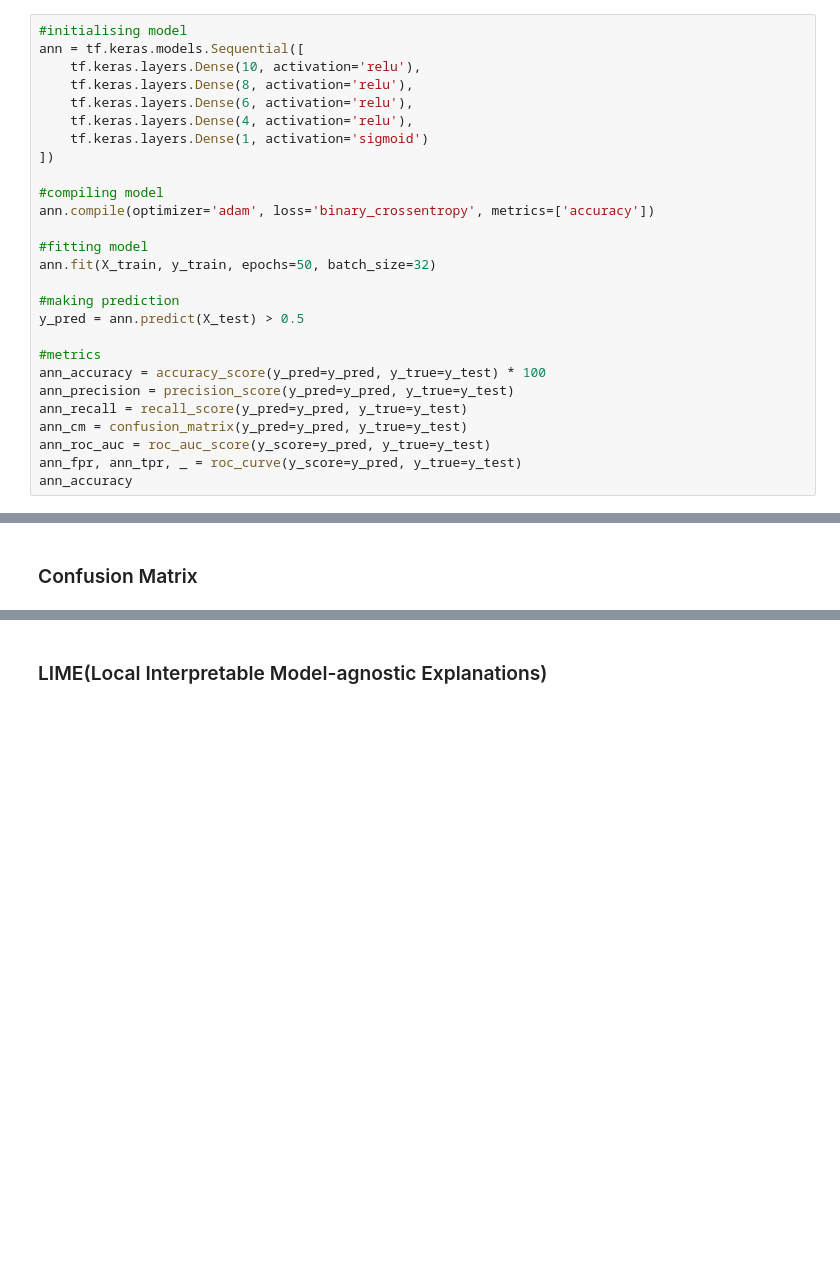
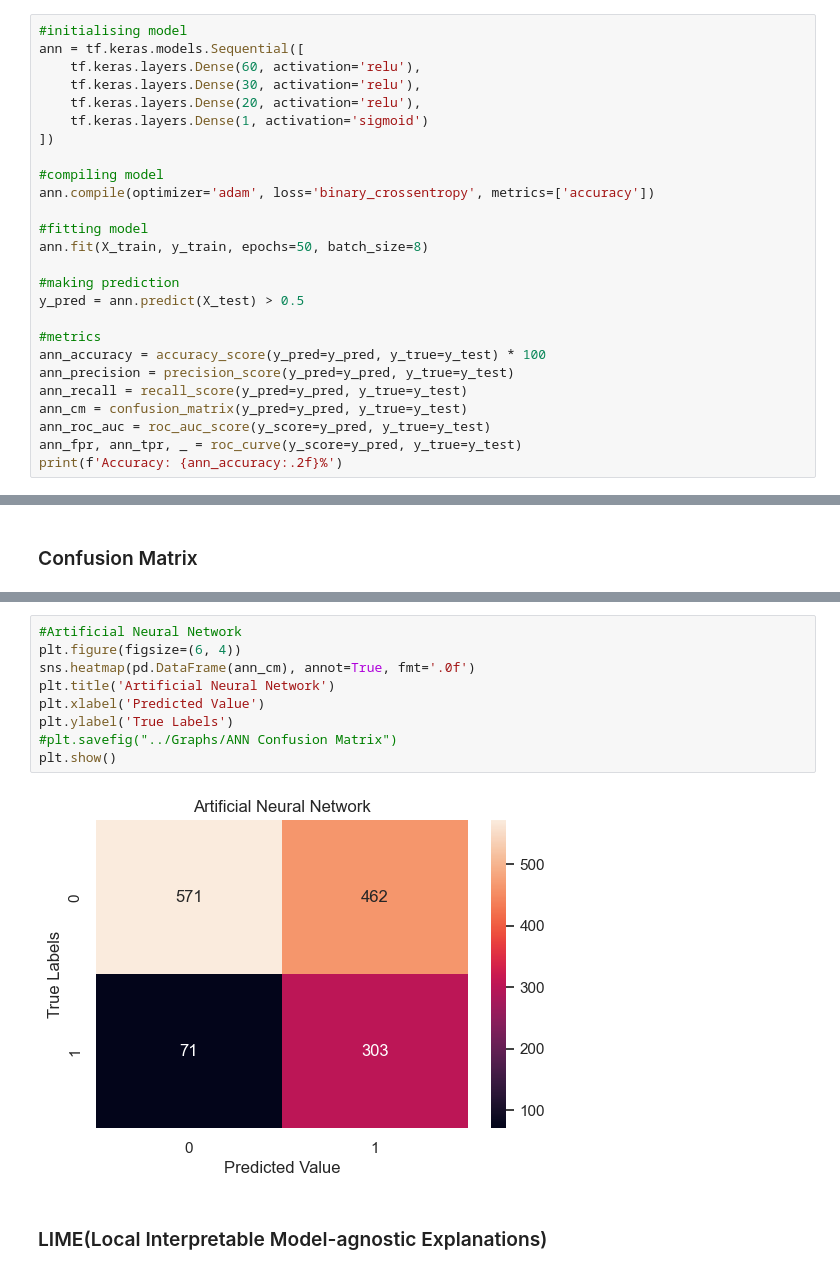
Before and after one commit to itssingh14/customer_churn_prediction, a Jupyter notebook: codes/Main.ipynb, the cells around one changed output, grey strips where cells are left out. Cells and saved outputs as stored; diff of their text form; blank space fills up the shorter version.

```diff
--- a/codes/Main.ipynb
+++ b/codes/Main.ipynb
@@ -768,10 +767,9 @@ xgb_accuracy
 # %%
 #initialising model
 ann = tf.keras.models.Sequential([
-    tf.keras.layers.Dense(10, activation='relu'),
-    tf.keras.layers.Dense(8, activation='relu'),
-    tf.keras.layers.Dense(6, activation='relu'),
-    tf.keras.layers.Dense(4, activation='relu'),
+    tf.keras.layers.Dense(60, activation='relu'),
+    tf.keras.layers.Dense(30, activation='relu'),
+    tf.keras.layers.Dense(20, activation='relu'),
     tf.keras.layers.Dense(1, activation='sigmoid')
 ])
 
@@ -779,7 +777,7 @@ ann = tf.keras.models.Sequential([
 ann.compile(optimizer='adam', loss='binary_crossentropy', metrics=['accuracy'])
 
 #fitting model
-ann.fit(X_train, y_train, epochs=50, batch_size=32)
+ann.fit(X_train, y_train, epochs=50, batch_size=8)
 
 #making prediction
 y_pred = ann.predict(X_test) > 0.5
@@ -791,6 +789,6 @@ ann_recall = recall_score(y_pred=y_pred, y_true=y_test)
 ann_cm = confusion_matrix(y_pred=y_pred, y_true=y_test)
 ann_roc_auc = roc_auc_score(y_score=y_pred, y_true=y_test)
 ann_fpr, ann_tpr, _ = roc_curve(y_score=y_pred, y_true=y_test)
-ann_accuracy
+print(f'Accuracy: {ann_accuracy:.2f}%')
 # %% [output]
 Epoch 1/50
@@ -872,3 +877,14 @@ Artificial Neural Network
+# %%
+#Artificial Neural Network
+plt.figure(figsize=(6, 4))
+sns.heatmap(pd.DataFrame(ann_cm), annot=True, fmt='.0f')
+plt.title('Artificial Neural Network')
+plt.xlabel('Predicted Value')
+plt.ylabel('True Labels')
+#plt.savefig("../Graphs/ANN Confusion Matrix")
+plt.show()
+# %% [output]
+[figure, added]
 # %% [markdown]
 ### LIME(Local Interpretable Model-agnostic Explanations)
 # %%
```
Also changed, not shown: parts of 16 cells of this notebook.
